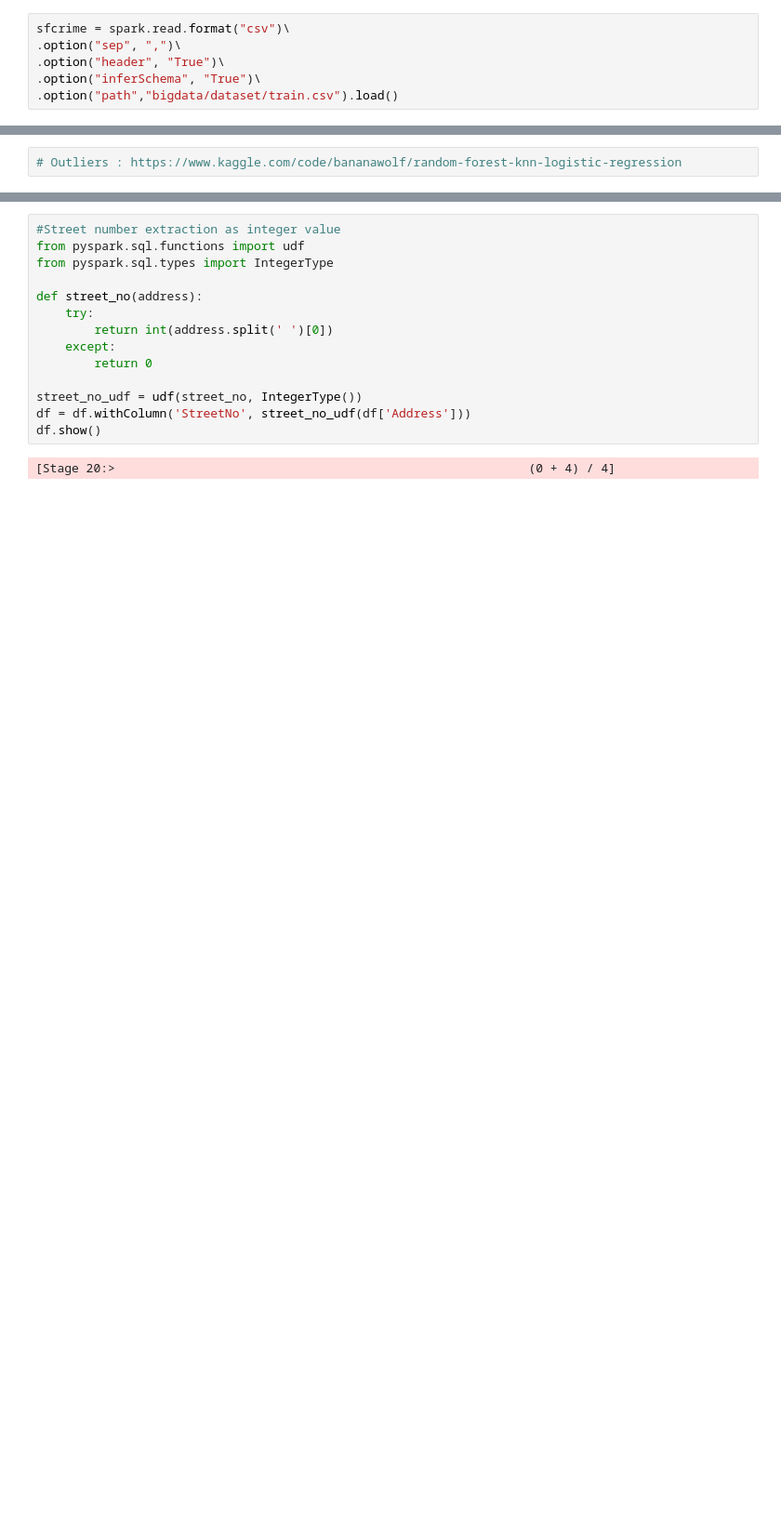
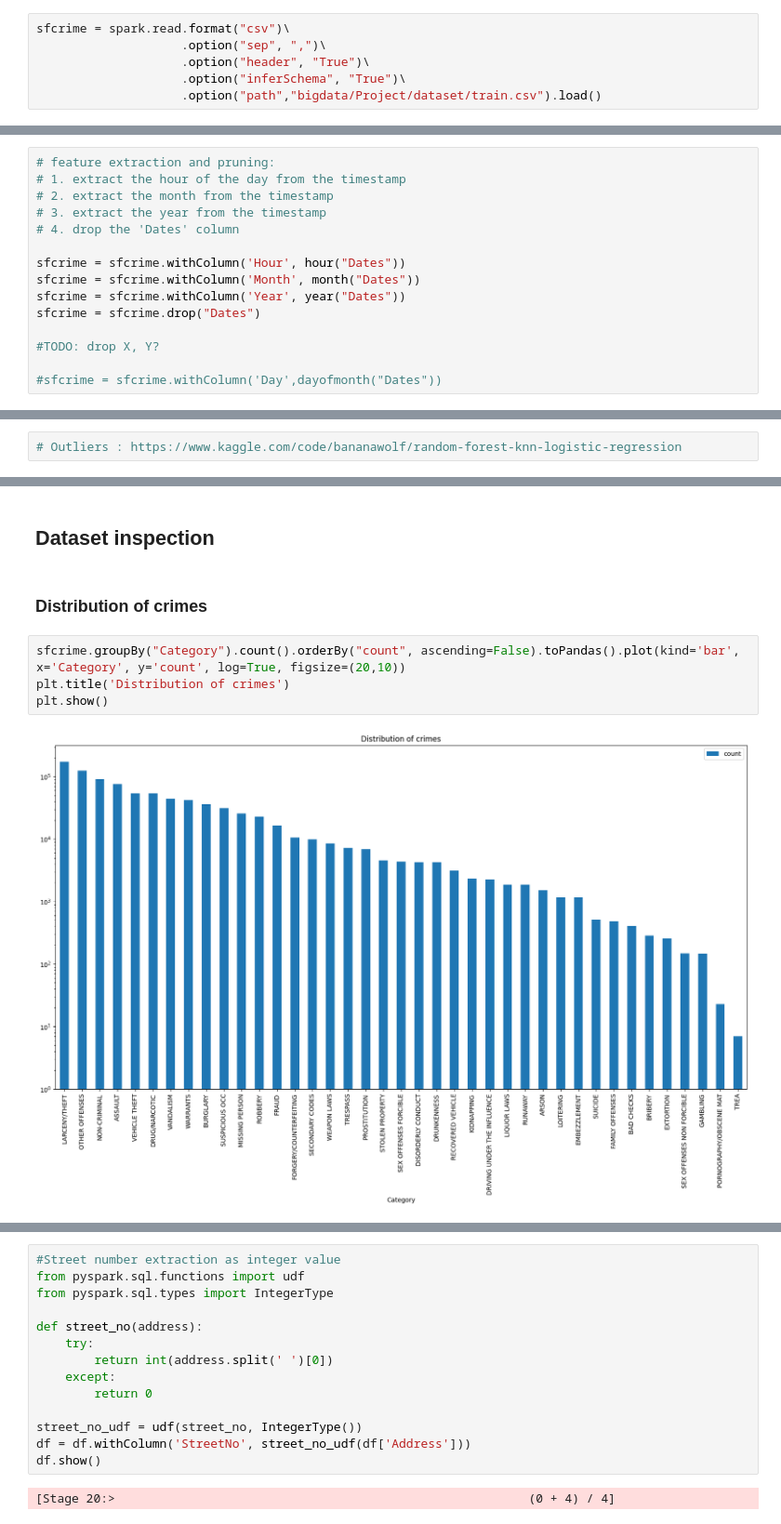
Before and after one commit to giorgiapavani/BDA, a Jupyter notebook: sf-crime.ipynb, the cells around one changed output, grey strips where cells are left out. Shown: that part at 93% size. Saved outputs shown, nothing was run; the diff lists cells and outputs as text; blank space fills up the shorter version.

Commit message:
refactor and dataset inspection

```diff
--- a/sf-crime.ipynb
+++ b/sf-crime.ipynb
@@ -1,9 +16,9 @@
 # %%
 sfcrime = spark.read.format("csv")\
-.option("sep", ",")\
-.option("header", "True")\
-.option("inferSchema", "True")\
-.option("path","bigdata/dataset/train.csv").load()
+                    .option("sep", ",")\
+                    .option("header", "True")\
+                    .option("inferSchema", "True")\
+                    .option("path","bigdata/Project/dataset/train.csv").load()
 # %%
 sfcrime.printSchema()
 # %% [output]
@@ -36,3 +58,18 @@ only showing top 5 rows
+# %%
+# feature extraction and pruning:
+# 1. extract the hour of the day from the timestamp
+# 2. extract the month from the timestamp
+# 3. extract the year from the timestamp
+# 4. drop the 'Dates' column
+
+sfcrime = sfcrime.withColumn('Hour', hour("Dates"))
+sfcrime = sfcrime.withColumn('Month', month("Dates"))
+sfcrime = sfcrime.withColumn('Year', year("Dates"))
+sfcrime = sfcrime.drop("Dates")
+
+#TODO: drop X, Y?
+
+#sfcrime = sfcrime.withColumn('Day',dayofmonth("Dates"))
 # %%
 # drop duplicate rows
 prev_count = sfcrime.count()
@@ -209,0 +103,10 @@ only showing top 20 rows
+# %% [markdown]
+## Dataset inspection
+# %% [markdown]
+### Distribution of crimes
+# %%
+sfcrime.groupBy("Category").count().orderBy("count", ascending=False).toPandas().plot(kind='bar', x='Category', y='count', log=True, figsize=(20,10))
+plt.title('Distribution of crimes')
+plt.show()
+# %% [output]
+[figure, added]
```
Also changed, not shown: parts of 45 cells of this notebook.
